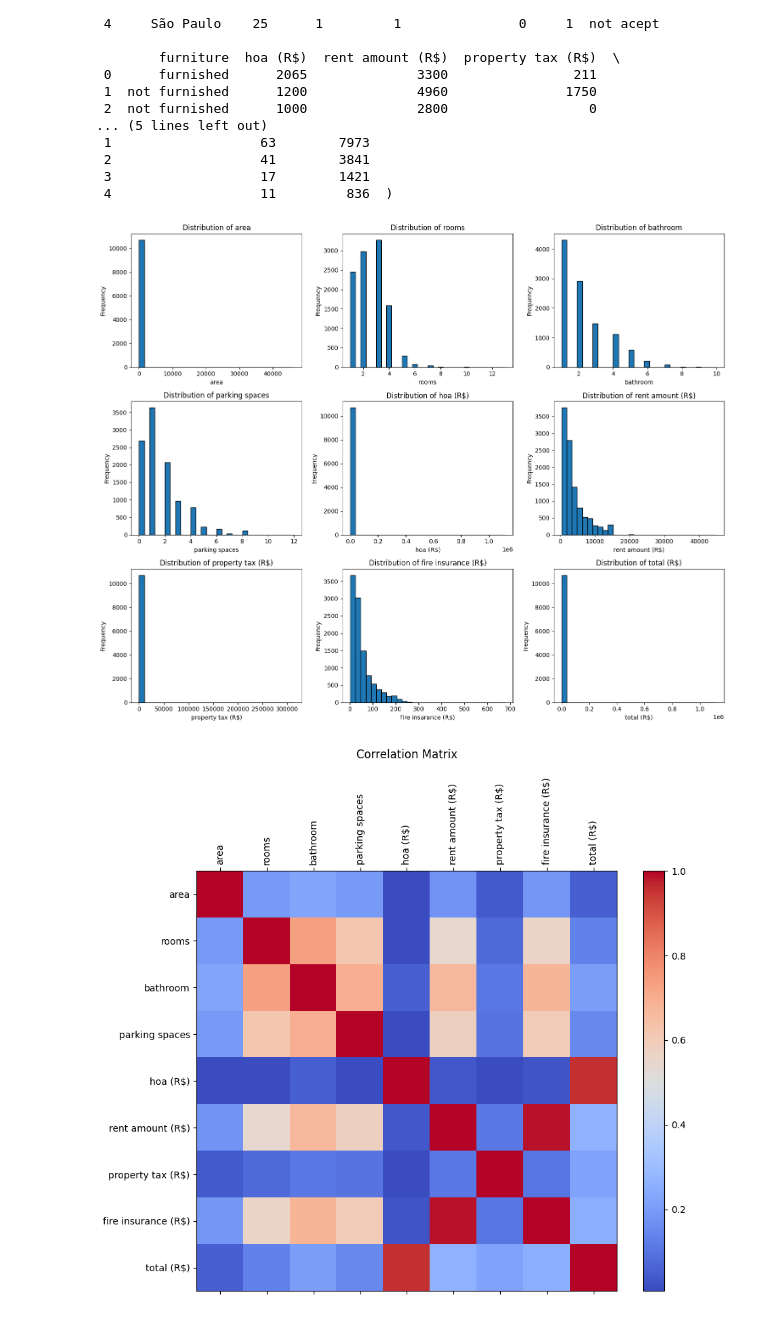
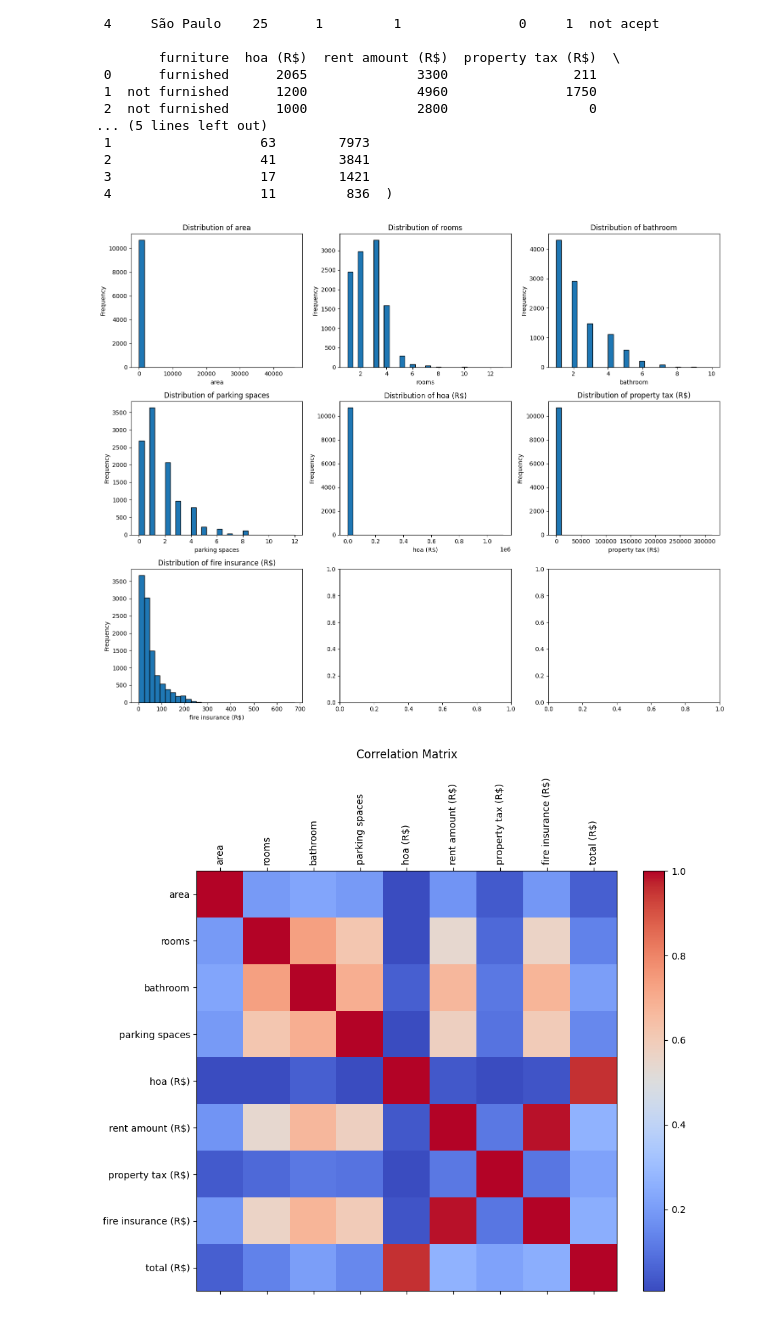
Before and after one commit to MelissaPerez09/Lab08-CC3084, a Jupyter notebook: src/lab08.ipynb, the cells around one changed output. Drawn from its saved outputs; the diff is of its cells as text; code cells hidden in the pictures.

```diff
--- a/src/lab08.ipynb
+++ b/src/lab08.ipynb
@@ -66,21 +66,21 @@ memory usage: 1.1+ MB
 # %%
 # análisis de columnas numéricas
 numeric_data = data.select_dtypes(include=['float64', 'int64'])
-numeric_columns = numeric_data.columns
+numeric_columns = ['area', 'rooms', 'bathroom', 'parking spaces', 'hoa (R$)', 'property tax (R$)', 'fire insurance (R$)']
 
 fig, axs = plt.subplots(3, 3, figsize=(15, 12))
 axs = axs.flatten()
 
 for i, col in enumerate(numeric_columns):
     axs[i].hist(data[col], bins=30, edgecolor='black')
     axs[i].set_title(f'Distribution of {col}')
     axs[i].set_xlabel(col)
     axs[i].set_ylabel('Frequency')
 
 plt.tight_layout()
 plt.show()
 # %% [output]
-[figure, old version]
+[figure, new version]
 # %%
 # matriz de correlación
 correlation_matrix = numeric_data.corr()
```
Also changed, not shown: parts of 6 cells of this notebook, 4 other files.
